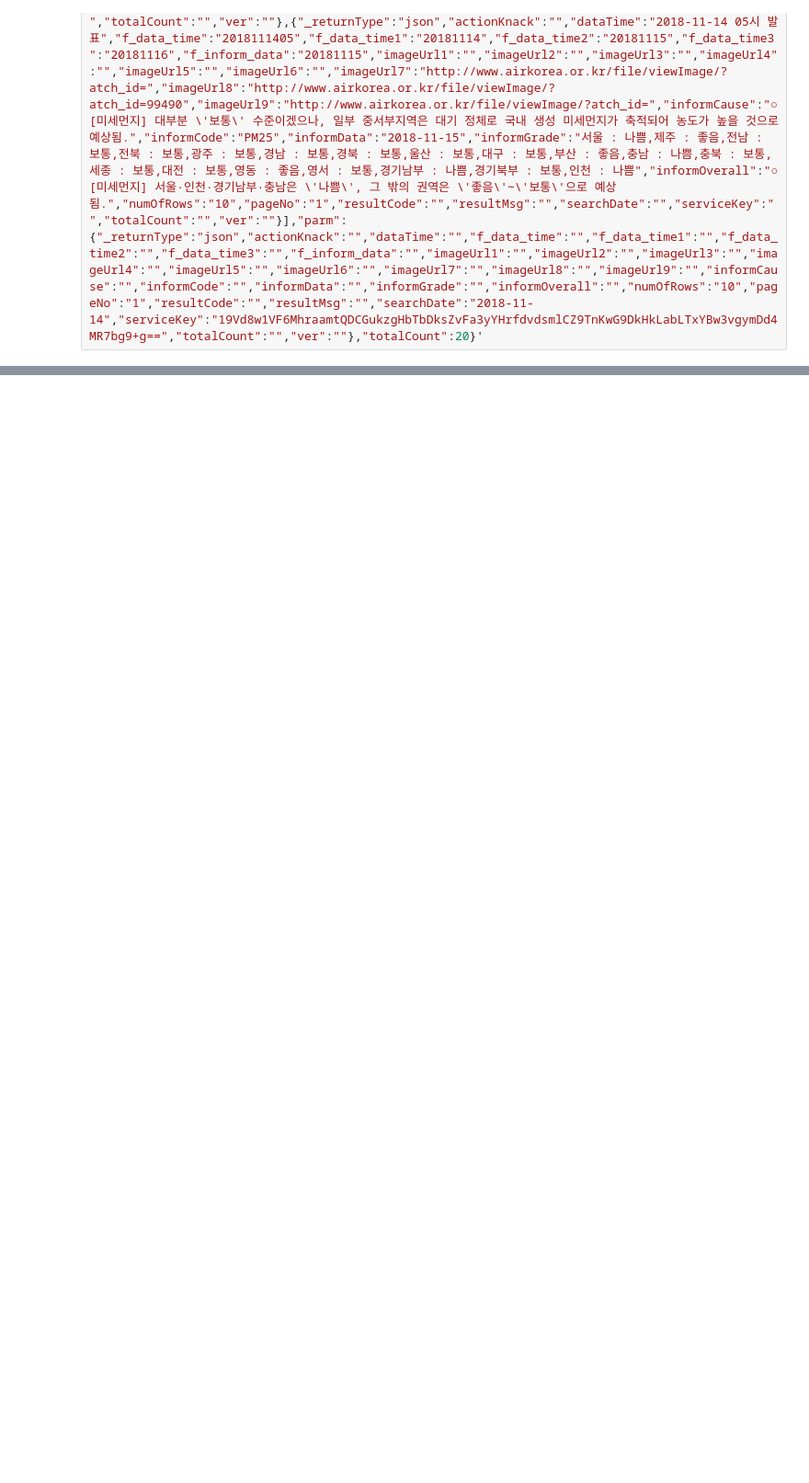
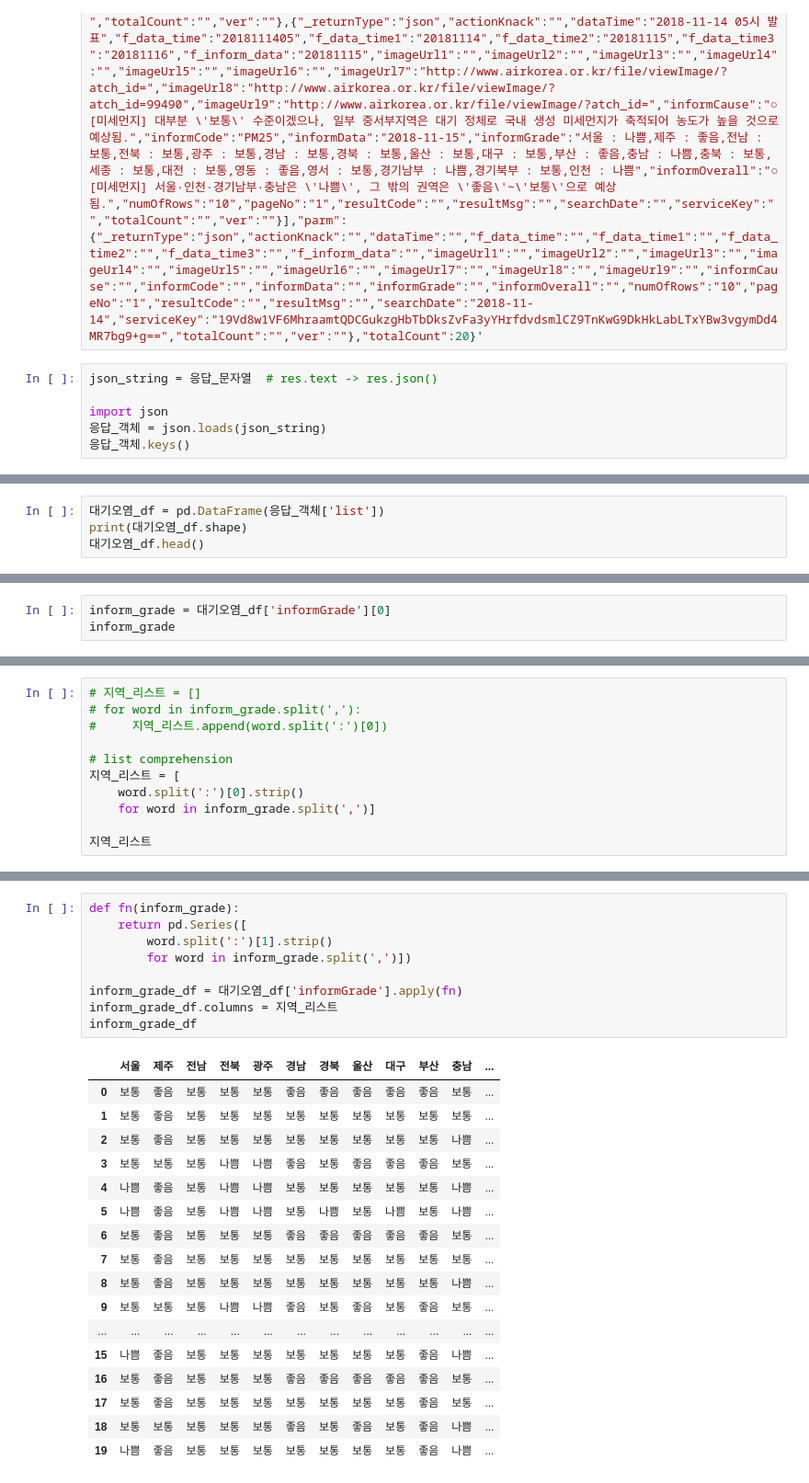
Before and after one commit to CodingSta/demo-lge-201811, a Jupyter notebook: 3일차.ipynb, the cells around one changed output, grey strips where cells are left out. Shown at 92% size. Cells and saved outputs as stored; diff of their text form; blank space fills up the shorter version.

```diff
--- a/3일차.ipynb
+++ b/3일차.ipynb
@@ -510,0 +511,6 @@ ConnectionError: HTTPSConnectionPool(host='openapi.airkorea.or.kr', port=443): M
+# %%
+json_string = 응답_문자열  # res.text -> res.json()
+
+import json
+응답_객체 = json.loads(json_string)
+응답_객체.keys()
@@ -510,0 +539,4 @@ ConnectionError: HTTPSConnectionPool(host='openapi.airkorea.or.kr', port=443): M
+# %%
+대기오염_df = pd.DataFrame(응답_객체['list'])
+print(대기오염_df.shape)
+대기오염_df.head()
@@ -510,0 +564,3 @@ ConnectionError: HTTPSConnectionPool(host='openapi.airkorea.or.kr', port=443): M
+# %%
+inform_grade = 대기오염_df['informGrade'][0]
+inform_grade
@@ -510,0 +569,11 @@ ConnectionError: HTTPSConnectionPool(host='openapi.airkorea.or.kr', port=443): M
+# %%
+# 지역_리스트 = []
+# for word in inform_grade.split(','):
+#     지역_리스트.append(word.split(':')[0])
+
+# list comprehension
+지역_리스트 = [
+    word.split(':')[0].strip()
+    for word in inform_grade.split(',')]
+
+지역_리스트
@@ -510,0 +625,27 @@ ConnectionError: HTTPSConnectionPool(host='openapi.airkorea.or.kr', port=443): M
+# %%
+def fn(inform_grade):
+    return pd.Series([
+        word.split(':')[1].strip()
+        for word in inform_grade.split(',')])
+
+inform_grade_df = 대기오염_df['informGrade'].apply(fn)
+inform_grade_df.columns = 지역_리스트
+inform_grade_df
+# %% [output]
+|  | 서울 | 제주 | 전남 | 전북 | 광주 | 경남 | 경북 | 울산 | 대구 | 부산 | 충남 | ... |
+| 0 | 보통 | 좋음 | 보통 | 보통 | 보통 | 좋음 | 좋음 | 좋음 | 좋음 | 좋음 | 보통 | ... |
+| 1 | 보통 | 좋음 | 보통 | 보통 | 보통 | 보통 | 보통 | 보통 | 보통 | 보통 | 보통 | ... |
+| 2 | 보통 | 좋음 | 보통 | 보통 | 보통 | 보통 | 보통 | 보통 | 보통 | 보통 | 나쁨 | ... |
+| 3 | 보통 | 보통 | 보통 | 나쁨 | 나쁨 | 좋음 | 보통 | 좋음 | 좋음 | 좋음 | 보통 | ... |
+| 4 | 나쁨 | 좋음 | 보통 | 나쁨 | 나쁨 | 보통 | 보통 | 보통 | 보통 | 보통 | 나쁨 | ... |
+| 5 | 나쁨 | 좋음 | 보통 | 나쁨 | 나쁨 | 보통 | 나쁨 | 보통 | 나쁨 | 보통 | 나쁨 | ... |
+| 6 | 보통 | 좋음 | 보통 | 보통 | 보통 | 좋음 | 좋음 | 좋음 | 좋음 | 좋음 | 보통 | ... |
+| 7 | 보통 | 좋음 | 보통 | 보통 | 보통 | 보통 | 보통 | 보통 | 보통 | 보통 | 보통 | ... |
+| 8 | 보통 | 좋음 | 보통 | 보통 | 보통 | 보통 | 보통 | 보통 | 보통 | 보통 | 나쁨 | ... |
+| 9 | 보통 | 보통 | 보통 | 나쁨 | 나쁨 | 좋음 | 보통 | 좋음 | 보통 | 좋음 | 보통 | ... |
+| ... | ... | ... | ... | ... | ... | ... | ... | ... | ... | ... | ... | ... |
+| 15 | 나쁨 | 좋음 | 보통 | 보통 | 보통 | 보통 | 보통 | 보통 | 보통 | 좋음 | 나쁨 | ... |
+| 16 | 보통 | 좋음 | 보통 | 보통 | 보통 | 좋음 | 좋음 | 좋음 | 좋음 | 좋음 | 보통 | ... |
+| 17 | 보통 | 좋음 | 보통 | 보통 | 보통 | 보통 | 보통 | 보통 | 보통 | 좋음 | 보통 | ... |
+| 18 | 보통 | 보통 | 보통 | 보통 | 보통 | 좋음 | 보통 | 좋음 | 보통 | 좋음 | 나쁨 | ... |
+| 19 | 나쁨 | 좋음 | 보통 | 보통 | 보통 | 보통 | 보통 | 보통 | 보통 | 좋음 | 나쁨 | ... |
```
Also changed, not shown: parts of 10 cells of this notebook.
